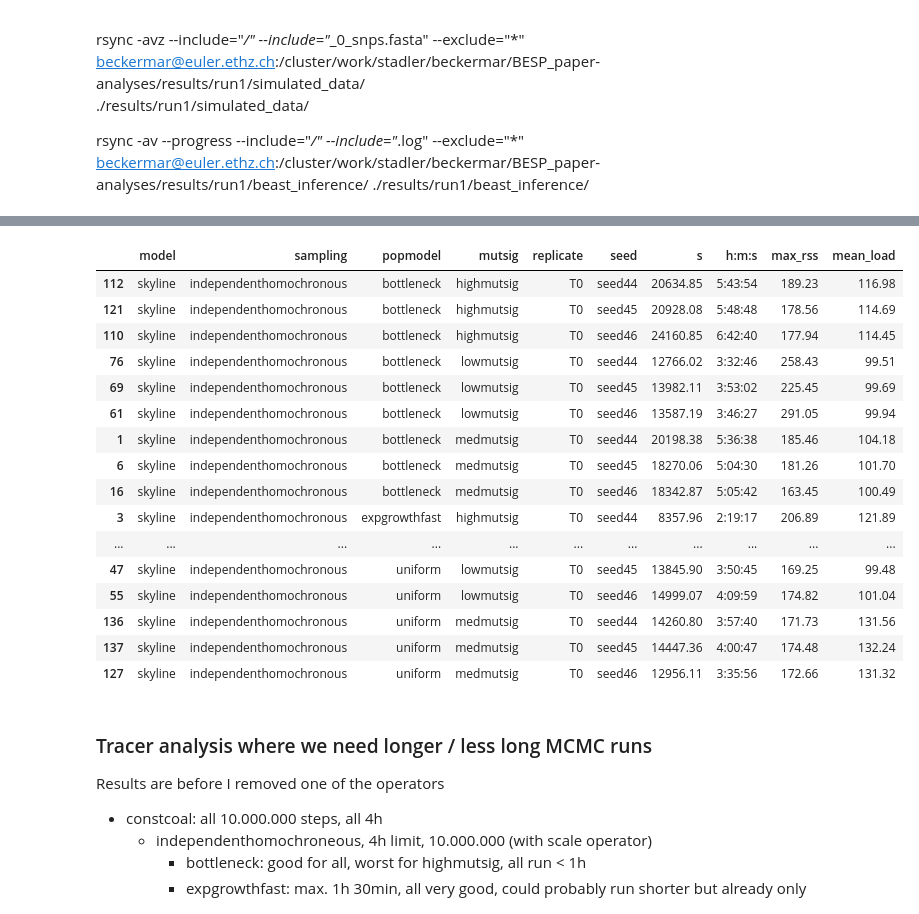
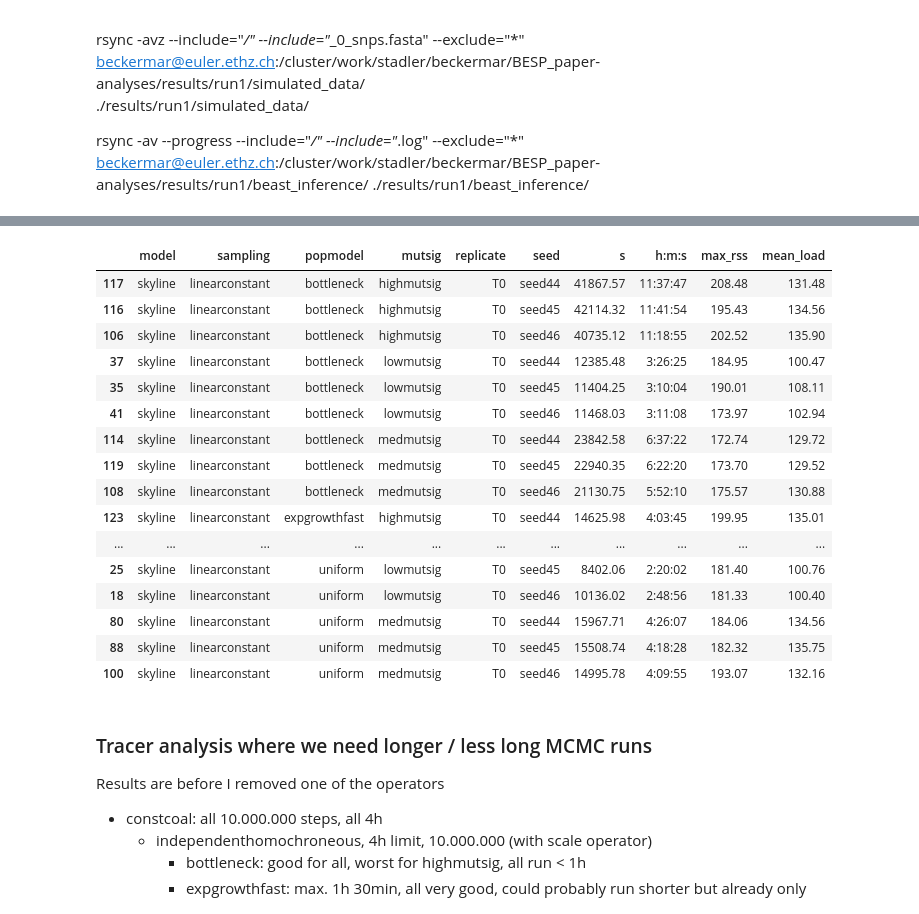
Before and after one commit to marie3003/BESP_paper-analyses, a Jupyter notebook: workflows/population_models.ipynb, the cells around one changed output, grey strips where cells are left out. Drawn from its saved outputs; the diff is of its cells as text; code cells hidden in the pictures.

```diff
--- a/workflows/population_models.ipynb
+++ b/workflows/population_models.ipynb
@@ -287,23 +287,23 @@ runtime_summary.groupby(["model", "sampling", "popmodel", "mutsig"])["max_rss"].
 # %%
-runtime_summary.sort_values(['model', 'sampling', 'popmodel', 'mutsig', 'replicate', 'seed'])[72:108]
+runtime_summary.sort_values(['model', 'sampling', 'popmodel', 'mutsig', 'replicate', 'seed'])[108:]
 # %% [output]
 |  | model | sampling | popmodel | mutsig | replicate | seed | s | h:m:s | max_rss | mean_load |
-| 112 | skyline | independenthomochronous | bottleneck | highmutsig | T0 | seed44 | 20634.85 | 5:43:54 | 189.23 | 116.98 |
-| 121 | skyline | independenthomochronous | bottleneck | highmutsig | T0 | seed45 | 20928.08 | 5:48:48 | 178.56 | 114.69 |
-| 110 | skyline | independenthomochronous | bottleneck | highmutsig | T0 | seed46 | 24160.85 | 6:42:40 | 177.94 | 114.45 |
-| 76 | skyline | independenthomochronous | bottleneck | lowmutsig | T0 | seed44 | 12766.02 | 3:32:46 | 258.43 | 99.51 |
-| 69 | skyline | independenthomochronous | bottleneck | lowmutsig | T0 | seed45 | 13982.11 | 3:53:02 | 225.45 | 99.69 |
-| 61 | skyline | independenthomochronous | bottleneck | lowmutsig | T0 | seed46 | 13587.19 | 3:46:27 | 291.05 | 99.94 |
-| 1 | skyline | independenthomochronous | bottleneck | medmutsig | T0 | seed44 | 20198.38 | 5:36:38 | 185.46 | 104.18 |
-| 6 | skyline | independenthomochronous | bottleneck | medmutsig | T0 | seed45 | 18270.06 | 5:04:30 | 181.26 | 101.70 |
-| 16 | skyline | independenthomochronous | bottleneck | medmutsig | T0 | seed46 | 18342.87 | 5:05:42 | 163.45 | 100.49 |
-| 3 | skyline | independenthomochronous | expgrowthfast | highmutsig | T0 | seed44 | 8357.96 | 2:19:17 | 206.89 | 121.89 |
+| 117 | skyline | linearconstant | bottleneck | highmutsig | T0 | seed44 | 41867.57 | 11:37:47 | 208.48 | 131.48 |
+| 116 | skyline | linearconstant | bottleneck | highmutsig | T0 | seed45 | 42114.32 | 11:41:54 | 195.43 | 134.56 |
+| 106 | skyline | linearconstant | bottleneck | highmutsig | T0 | seed46 | 40735.12 | 11:18:55 | 202.52 | 135.90 |
+| 37 | skyline | linearconstant | bottleneck | lowmutsig | T0 | seed44 | 12385.48 | 3:26:25 | 184.95 | 100.47 |
+| 35 | skyline | linearconstant | bottleneck | lowmutsig | T0 | seed45 | 11404.25 | 3:10:04 | 190.01 | 108.11 |
+| 41 | skyline | linearconstant | bottleneck | lowmutsig | T0 | seed46 | 11468.03 | 3:11:08 | 173.97 | 102.94 |
+| 114 | skyline | linearconstant | bottleneck | medmutsig | T0 | seed44 | 23842.58 | 6:37:22 | 172.74 | 129.72 |
+| 119 | skyline | linearconstant | bottleneck | medmutsig | T0 | seed45 | 22940.35 | 6:22:20 | 173.70 | 129.52 |
+| 108 | skyline | linearconstant | bottleneck | medmutsig | T0 | seed46 | 21130.75 | 5:52:10 | 175.57 | 130.88 |
+| 123 | skyline | linearconstant | expgrowthfast | highmutsig | T0 | seed44 | 14625.98 | 4:03:45 | 199.95 | 135.01 |
 | ... | ... | ... | ... | ... | ... | ... | ... | ... | ... | ... |
-| 47 | skyline | independenthomochronous | uniform | lowmutsig | T0 | seed45 | 13845.90 | 3:50:45 | 169.25 | 99.48 |
-| 55 | skyline | independenthomochronous | uniform | lowmutsig | T0 | seed46 | 14999.07 | 4:09:59 | 174.82 | 101.04 |
-| 136 | skyline | independenthomochronous | uniform | medmutsig | T0 | seed44 | 14260.80 | 3:57:40 | 171.73 | 131.56 |
-| 137 | skyline | independenthomochronous | uniform | medmutsig | T0 | seed45 | 14447.36 | 4:00:47 | 174.48 | 132.24 |
-| 127 | skyline | independenthomochronous | uniform | medmutsig | T0 | seed46 | 12956.11 | 3:35:56 | 172.66 | 131.32 |
+| 25 | skyline | linearconstant | uniform | lowmutsig | T0 | seed45 | 8402.06 | 2:20:02 | 181.40 | 100.76 |
+| 18 | skyline | linearconstant | uniform | lowmutsig | T0 | seed46 | 10136.02 | 2:48:56 | 181.33 | 100.40 |
+| 80 | skyline | linearconstant | uniform | medmutsig | T0 | seed44 | 15967.71 | 4:26:07 | 184.06 | 134.56 |
+| 88 | skyline | linearconstant | uniform | medmutsig | T0 | seed45 | 15508.74 | 4:18:28 | 182.32 | 135.75 |
+| 100 | skyline | linearconstant | uniform | medmutsig | T0 | seed46 | 14995.78 | 4:09:55 | 193.07 | 132.16 |
 # %% [markdown]
 ### Tracer analysis where we need longer / less long MCMC runs
 Results are before I removed one of the operators
```
Also changed, not shown: parts of 3 cells of this notebook, 3 other files.
